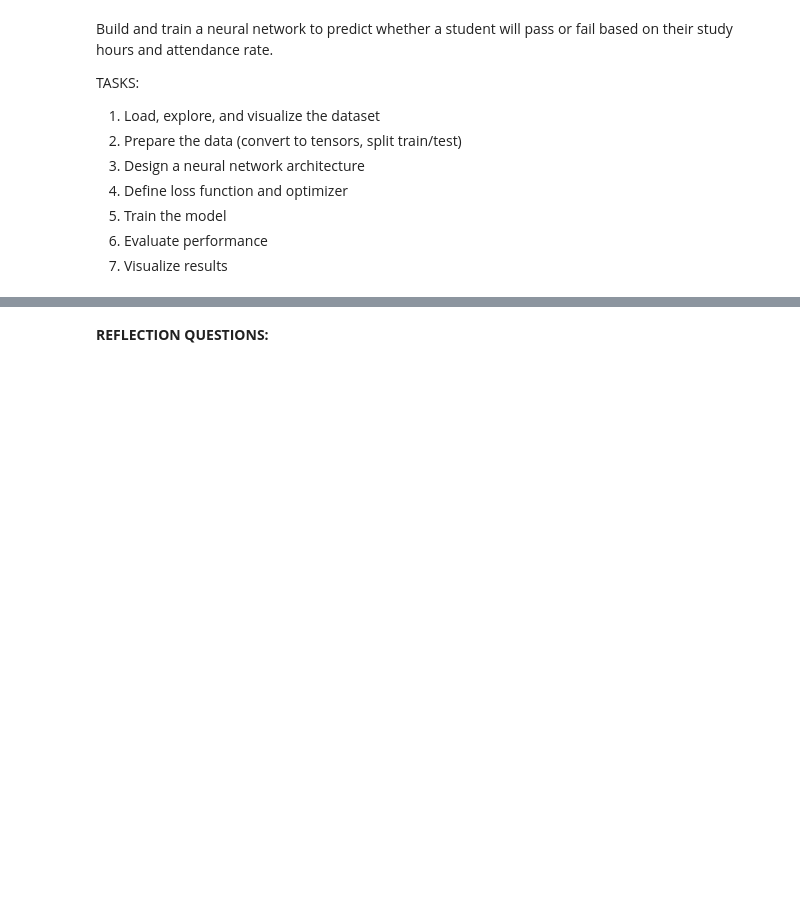
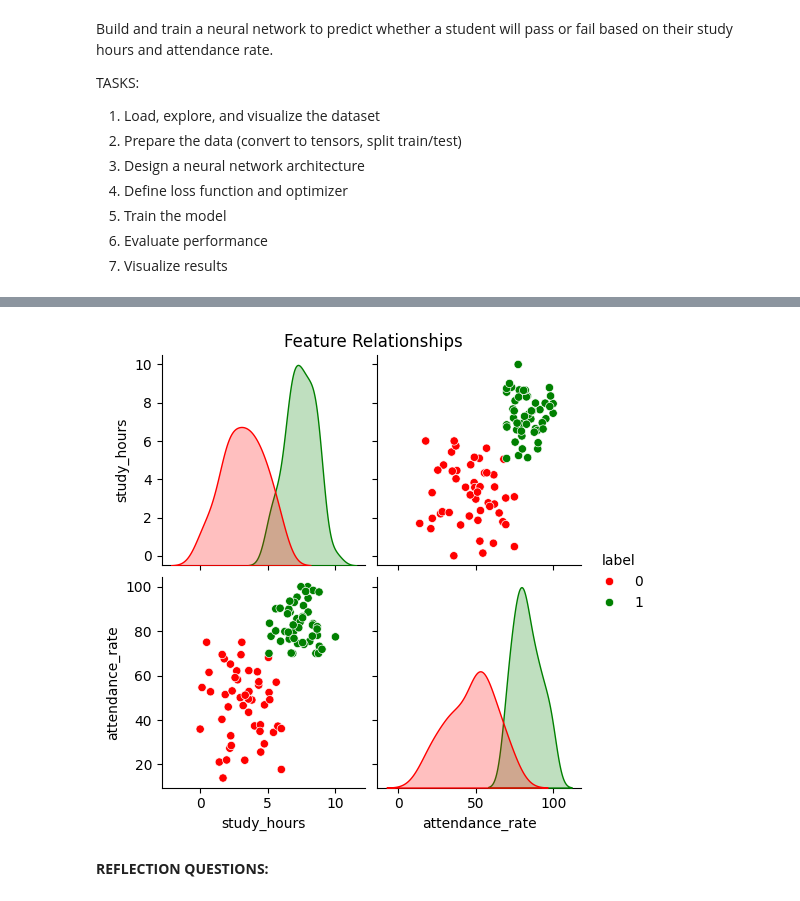
Before and after one commit to bbeecue/csc173_activity02_belvis, a Jupyter notebook: CSC173_Activity02_Belvis_Febe.ipynb, the cells around one changed output, grey strips where cells are left out. Drawn from its saved outputs; the diff is of its cells as text; code cells hidden in the pictures; blank space fills up the shorter version.

```diff
--- a/CSC173_Activity02_Belvis_Febe.ipynb
+++ b/CSC173_Activity02_Belvis_Febe.ipynb
@@ -356,3 +394,10 @@ TASKS:
+# %%
+# Visualize dataset using pairplot to show feature relationships
+sns.pairplot(df, hue='label', diag_kind='kde', palette=['red','green'])
+plt.suptitle('Feature Relationships', y=1.02)
+plt.show()
+# %% [output]
+[figure, added]
 # %%
 # TASK 2: Prepare the data
 # -- Convert to PyTorch tensors
```
Also changed, not shown: parts of 3 cells of this notebook.
